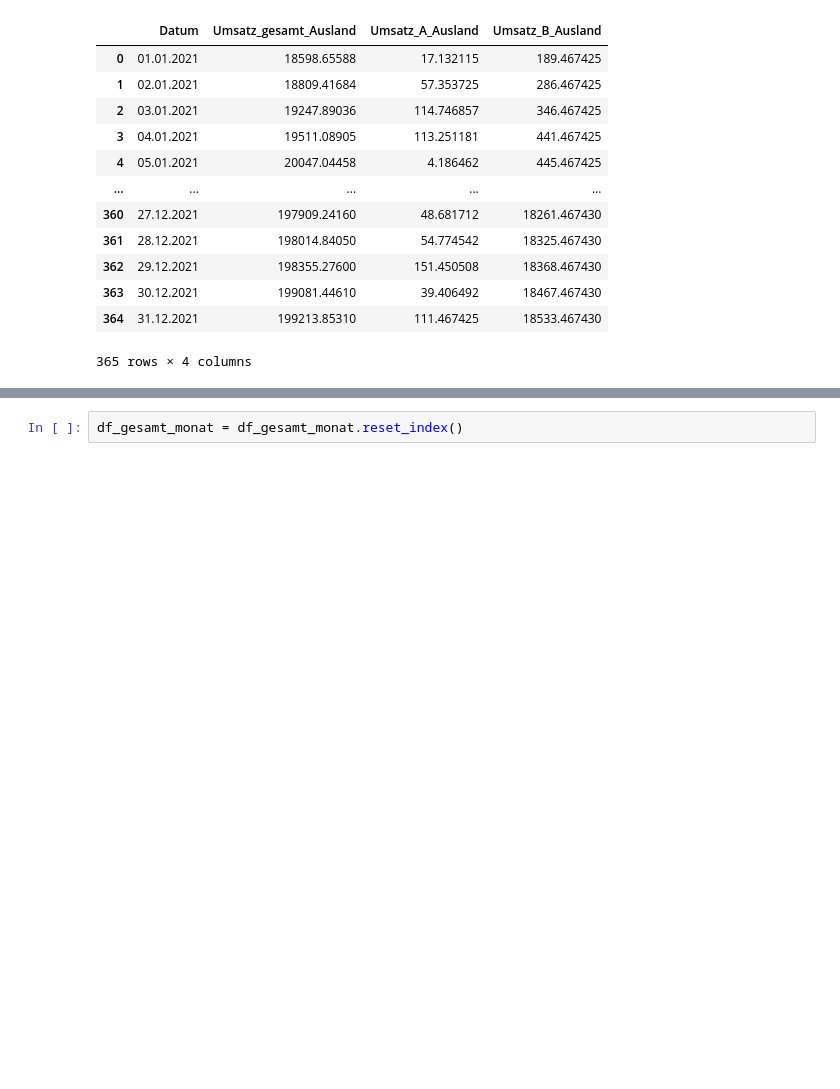
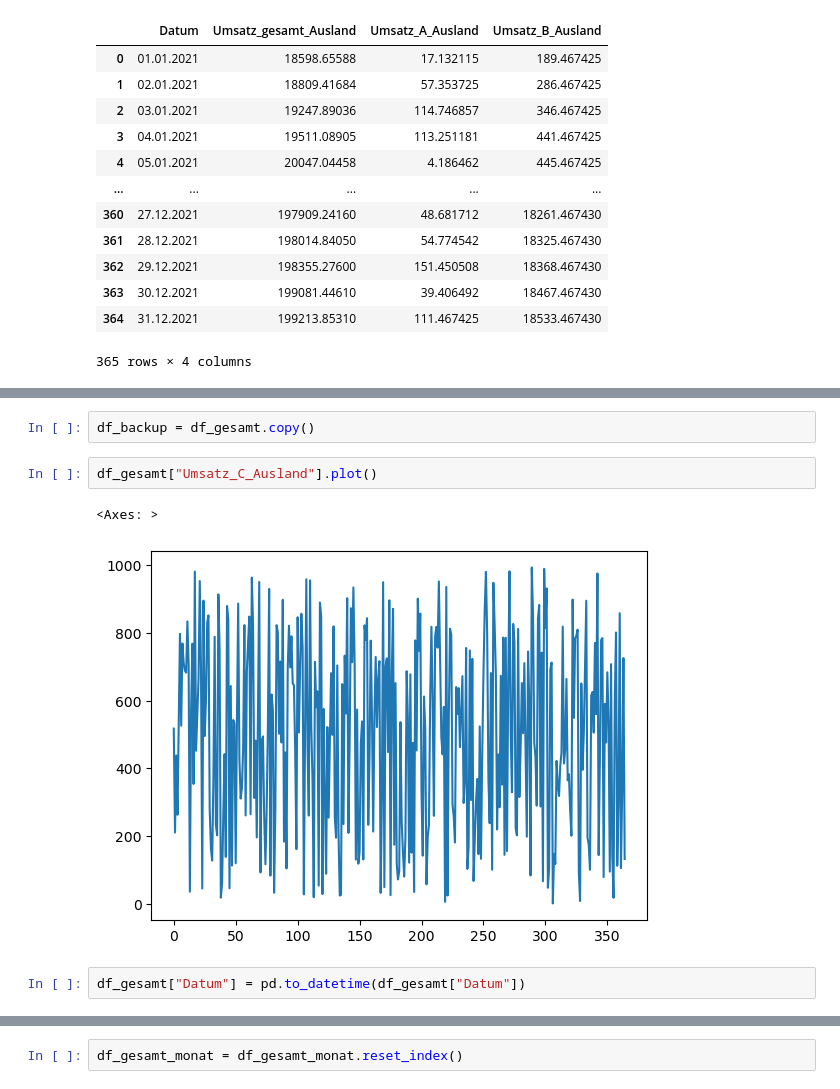
Before and after one commit to Wolfhardt/Praxisprojekt_Modul_2.2_Breakout2, a Jupyter notebook: Daten/Merge_cls.ipynb, the cells around one changed output, grey strips where cells are left out. Cells and saved outputs as stored; diff of their text form; blank space fills up the shorter version.

```diff
--- a/Daten/Merge_cls.ipynb
+++ b/Daten/Merge_cls.ipynb
@@ -147,0 +232,9 @@ df_backup
+# %%
+df_backup = df_gesamt.copy()
+# %%
+df_gesamt["Umsatz_C_Ausland"].plot()
+# %% [output]
+<Axes: >
+[figure, added]
+# %%
+df_gesamt["Datum"] = pd.to_datetime(df_gesamt["Datum"])
```
Also changed, not shown: parts of 27 cells of this notebook, 6 other files.
